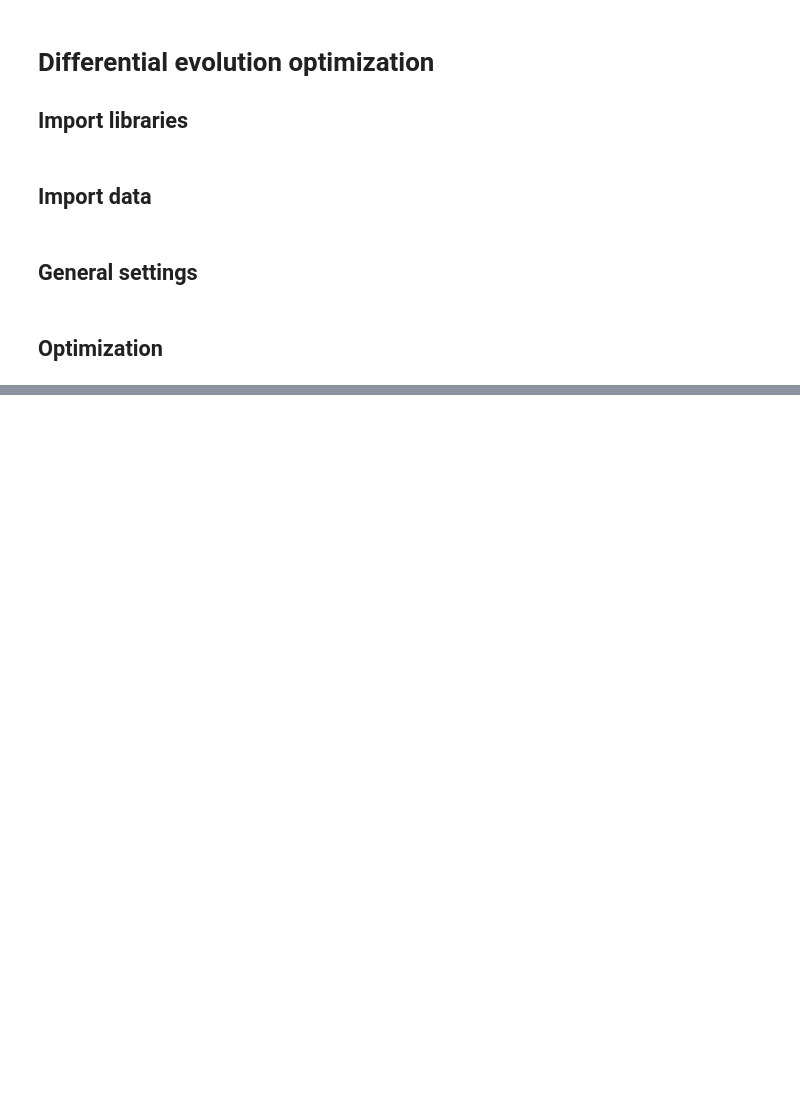
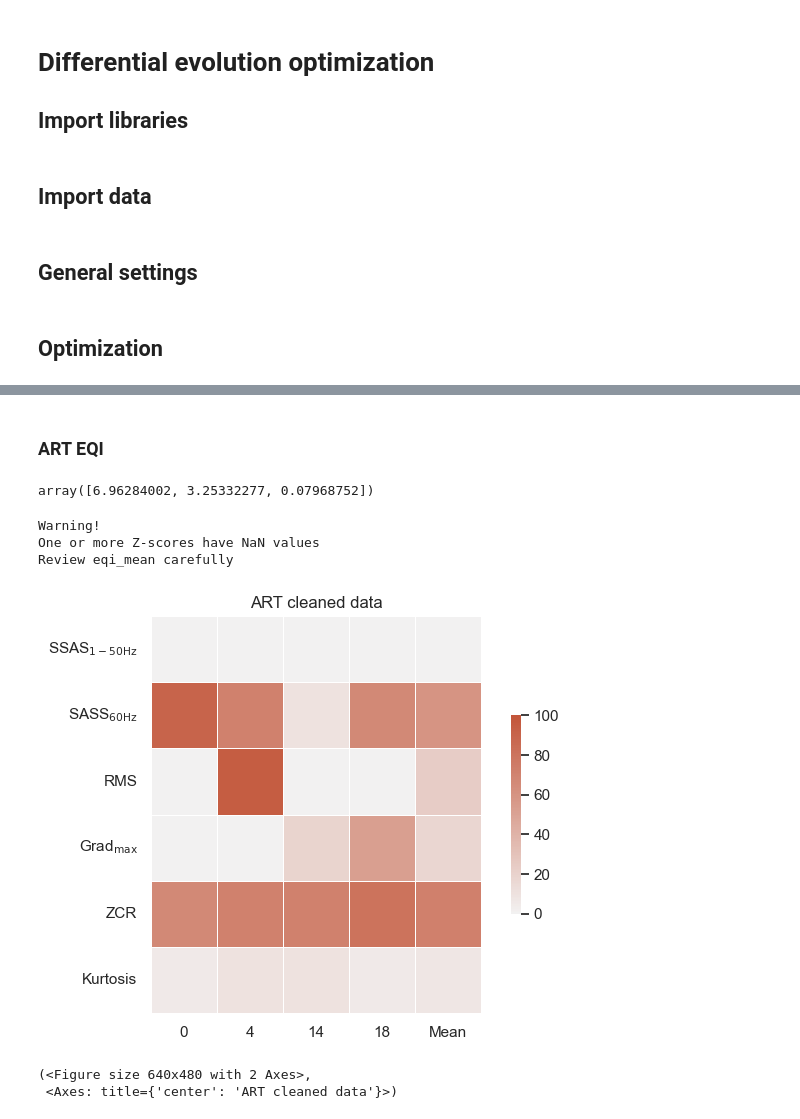
Before and after one commit to danielcomaduran/art-eqi-validation, a Jupyter notebook: diff_evolution_optimization.ipynb, the cells around one changed output, grey strips where cells are left out. Cells and saved outputs as stored; diff of their text form; code cells hidden in the pictures; blank space fills up the shorter version.

```diff
--- a/diff_evolution_optimization.ipynb
+++ b/diff_evolution_optimization.ipynb
@@ -274,0 +177,14 @@ Review eqi_mean carefully
+# %%
+temp_fun = np.inf
+ifun = [0,0]
+
+for (a, artifact_iteration) in enumerate(iteration_results):
+    for (i,iteration) in enumerate(artifact_iteration):
+
+        iteration_fun = iteration["fun"]
+        print(f"Artifact {a} - iteration {i}: {iteration_fun}")
+        if iteration_fun < temp_fun:
+            temp_fun = iteration_fun
+            ifun = [a,i]
+
+lowest_iteration = iteration_results[ifun[0]][ifun[1]]
@@ -274,0 +253,36 @@ Review eqi_mean carefully
+# %% [markdown]
+### ART EQI
+# %%
+lowest_iteration["x"]
+# %% [output]
+array([6.96284002, 3.25332277, 0.07968752])
+# %%
+art = ART(
+    window_length = int(window_length * temple.srate // 2),
+    n_clusters = int(lowest_iteration["x"][0]),
+    fd_threshold = lowest_iteration["x"][1],
+    ssa_threshold = lowest_iteration["x"][2],
+)
+
+art_artifact_data = art.remove_artifacts(
+    eeg_data = test_artifact_data,
+    srate = temple.srate
+    )
+
+art_eqi = eqi.scoring(
+    clean_eeg = clean_avg[subset_chans, :],
+    test_eeg = art_artifact_data,
+    srate_clean = temple.srate,
+    srate_test = temple.srate,
+    window = int(temple.srate),
+    slide =  int(temple.srate // 10)
+)[1]
+
+eqi.heatmap(art_eqi, subset_chans, title="ART cleaned data")
+# %% [output]
+Warning!
+One or more Z-scores have NaN values
+Review eqi_mean carefully
+[figure, added]
+(<Figure size 640x480 with 2 Axes>,
+ <Axes: title={'center': 'ART cleaned data'}>)
```
Also changed, not shown: parts of 17 cells of this notebook.
